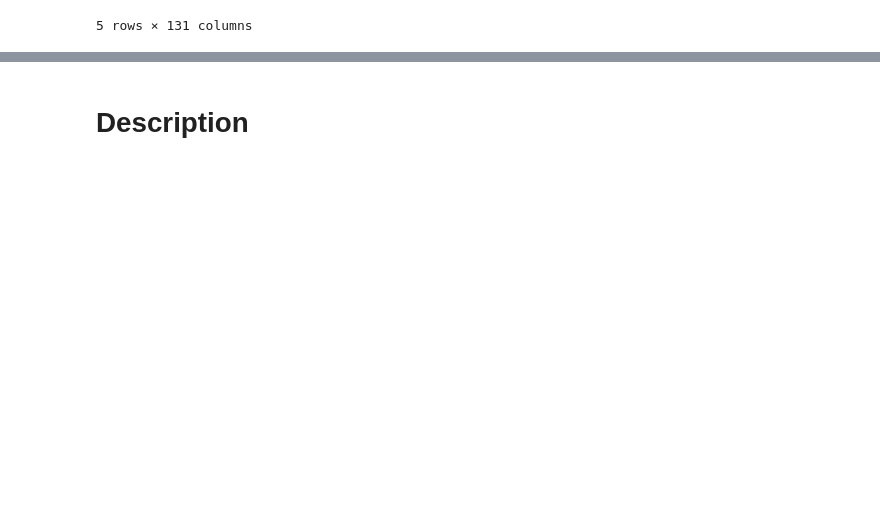
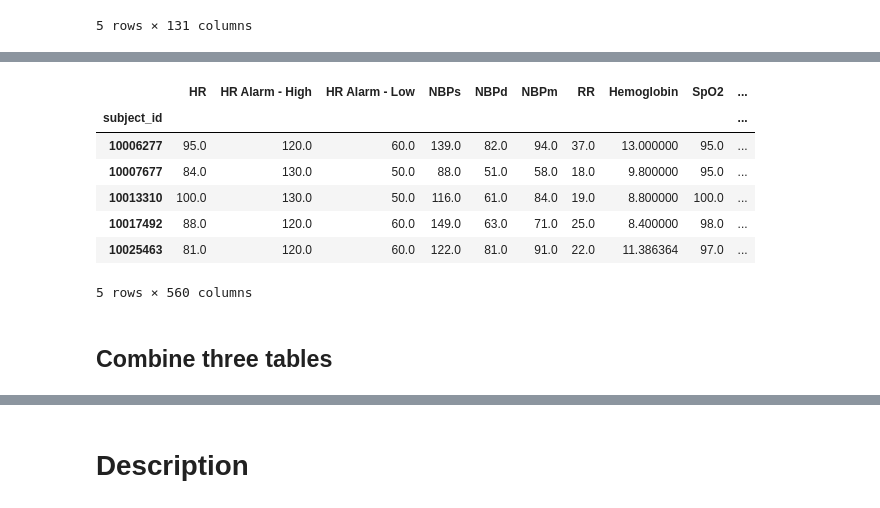
Before and after one commit to Wetiqe/MIMIC_I61, a Jupyter notebook: I61.ipynb, the cells around one changed output, grey strips where cells are left out. Cells and saved outputs as stored; diff of their text form; code cells hidden in the pictures; blank space fills up the shorter version.

```diff
--- a/I61.ipynb
+++ b/I61.ipynb
@@ -286,0 +336,7 @@ chart_pivot.head()
+# %%
+from sklearn.preprocessing import OrdinalEncoder
+
+# Covert ordinal variables and binary variables into ordinal integers
+ord_enc = OrdinalEncoder()
+ord_enc.fit(chart_pivot[ord_index + bin_index])
+chart_pivot[ord_index + bin_index] = ord_enc.transform(chart_pivot[ord_index + bin_index])
@@ -288,7 +347,3 @@ chart_pivot.head()
 item_dict = dict()
 for item_id in chart_pivot.columns:
     item_dict[item_id] = item_names.loc[item_id, 'abbreviation']
-# %%
-feature_list = np.array(list(item_dict.values()))
-chart_pivot.columns=feature_list
-feature_list[:5]
@@ -338,0 +350,5 @@ item_names.head()
+# %%
+from operator import itemgetter
+
+one_hot_encoded = pd.get_dummies(chart_pivot[nom_index],prefix=itemgetter(*nom_index)(item_dict))
+one_hot_encoded.head()
@@ -338,0 +364,17 @@ item_names.head()
+# %%
+# combine the onehot encoded dataframe with the main dataframe
+chart_final = chart_pivot.join(one_hot_encoded).drop(nom_index,axis=1)
+# %%
+chart_final.rename(columns=item_dict,inplace=True)
+chart_final.head()
+# %% [output]
+|  | HR | HR Alarm - High | HR Alarm - Low | NBPs | NBPd | NBPm | RR | Hemoglobin | SpO2 | ... |
+| subject_id |  |  |  |  |  |  |  |  |  | ... |
+| 10006277 | 95.0 | 120.0 | 60.0 | 139.0 | 82.0 | 94.0 | 37.0 | 13.000000 | 95.0 | ... |
+| 10007677 | 84.0 | 130.0 | 50.0 | 88.0 | 51.0 | 58.0 | 18.0 | 9.800000 | 95.0 | ... |
+| 10013310 | 100.0 | 130.0 | 50.0 | 116.0 | 61.0 | 84.0 | 19.0 | 8.800000 | 100.0 | ... |
+| 10017492 | 88.0 | 120.0 | 60.0 | 149.0 | 63.0 | 71.0 | 25.0 | 8.400000 | 98.0 | ... |
+| 10025463 | 81.0 | 120.0 | 60.0 | 122.0 | 81.0 | 91.0 | 22.0 | 11.386364 | 97.0 | ... |
+5 rows × 560 columns
+# %% [markdown]
+## Combine three tables
```
Also changed, not shown: parts of 63 cells of this notebook, 1 other file.
